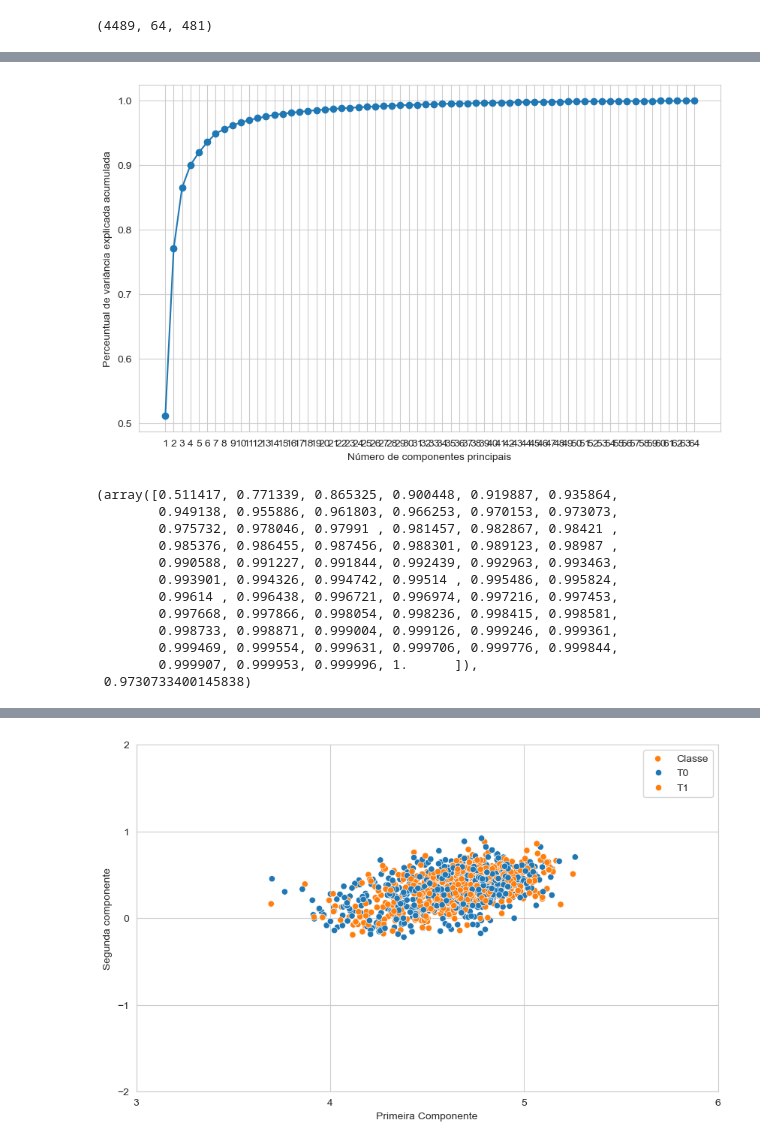
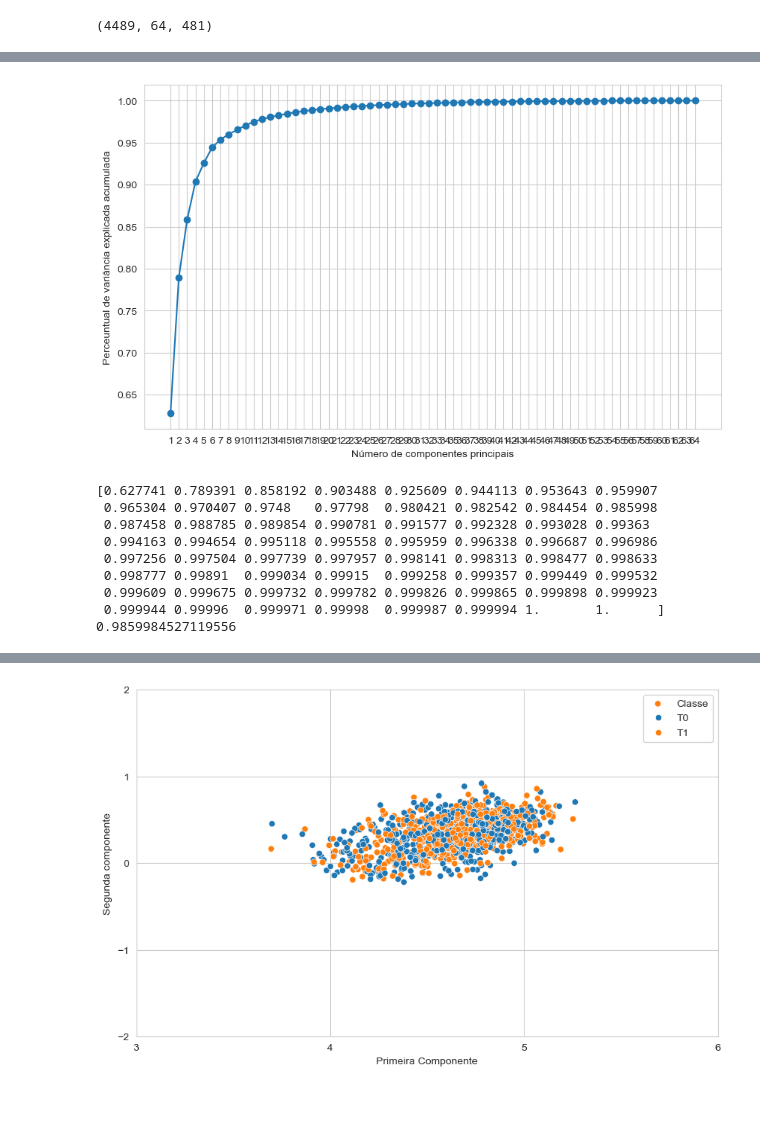
Before and after one commit to MasterExecuson/Data_Science, a Jupyter notebook: code/novos modelos e tratamentos de dados/TCC - epochs processing.ipynb, the cells around one changed output, grey strips where cells are left out. Saved outputs shown, nothing was run; the diff lists cells and outputs as text; code cells hidden in the pictures; blank space fills up the shorter version.

```diff
--- a/code/novos modelos e tratamentos de dados/TCC - epochs processing.ipynb
+++ b/code/novos modelos e tratamentos de dados/TCC - epochs processing.ipynb
@@ -162 +341,27 @@ X_train, X_test, y_train, y_test = train_test_split(X_train_full, y_train_full,
+# %%
+pca_channel_data = PCA()
+for event in transform_channels_per_event("X_train",pca_channel):
+    pca_channel_data.fit(event)
+
+variancia_explicada_acumulada_channel_data = np.cumsum(pca_channel_data.explained_variance_ratio_)
+
+
+fig, ax = plt.subplots(figsize=(10, 6))
+eixo_x = list(range(1, len(variancia_explicada_acumulada_channel_data)+1))
+ax.plot(eixo_x, variancia_explicada_acumulada_channel_data, marker="o")
+ax.set_xlabel("Número de componentes principais")
+ax.set_ylabel("Perceuntual de variância explicada acumulada")
+ax.set_xticks(eixo_x)
+plt.show()
+print(variancia_explicada_acumulada_channel_data,variancia_explicada_acumulada_channel_data[16-1])
+# %% [output]
+[figure, added]
+[0.627741 0.789391 0.858192 0.903488 0.925609 0.944113 0.953643 0.959907
+ 0.965304 0.970407 0.9748   0.97798  0.980421 0.982542 0.984454 0.985998
+ 0.987458 0.988785 0.989854 0.990781 0.991577 0.992328 0.993028 0.99363
+ 0.994163 0.994654 0.995118 0.995558 0.995959 0.996338 0.996687 0.996986
+ 0.997256 0.997504 0.997739 0.997957 0.998141 0.998313 0.998477 0.998633
+ 0.998777 0.99891  0.999034 0.99915  0.999258 0.999357 0.999449 0.999532
+ 0.999609 0.999675 0.999732 0.999782 0.999826 0.999865 0.999898 0.999923
+ 0.999944 0.99996  0.999971 0.99998  0.999987 0.999994 1.       1.      ] 0.9859984527119556
 # %%
@@ -166,30 +371 @@ for event in X_train:
-# %%
-
-variancia_explicada_acumulada = np.cumsum(pca.explained_variance_ratio_)
-
-
-fig, ax = plt.subplots(figsize=(10, 6))
-eixo_x = list(range(1, len(variancia_explicada_acumulada)+1))
-ax.plot(eixo_x, variancia_explicada_acumulada, marker="o")
-ax.set_xlabel("Número de componentes principais")
-ax.set_ylabel("Perceuntual de variância explicada acumulada")
-ax.set_xticks(eixo_x)
-plt.show()
-# %% [output]
-[figure, removed]
-# %%
-variancia_explicada_acumulada,variancia_explicada_acumulada[12-1]
-# %% [output]
-(array([0.511417, 0.771339, 0.865325, 0.900448, 0.919887, 0.935864,
-        0.949138, 0.955886, 0.961803, 0.966253, 0.970153, 0.973073,
-        0.975732, 0.978046, 0.97991 , 0.981457, 0.982867, 0.98421 ,
-        0.985376, 0.986455, 0.987456, 0.988301, 0.989123, 0.98987 ,
-        0.990588, 0.991227, 0.991844, 0.992439, 0.992963, 0.993463,
-        0.993901, 0.994326, 0.994742, 0.99514 , 0.995486, 0.995824,
-        0.99614 , 0.996438, 0.996721, 0.996974, 0.997216, 0.997453,
-        0.997668, 0.997866, 0.998054, 0.998236, 0.998415, 0.998581,
-        0.998733, 0.998871, 0.999004, 0.999126, 0.999246, 0.999361,
-        0.999469, 0.999554, 0.999631, 0.999706, 0.999776, 0.999844,
-        0.999907, 0.999953, 0.999996, 1.      ]),
- 0.9730733400145838)
 # %%
```
Also changed, not shown: parts of 23 cells of this notebook.
